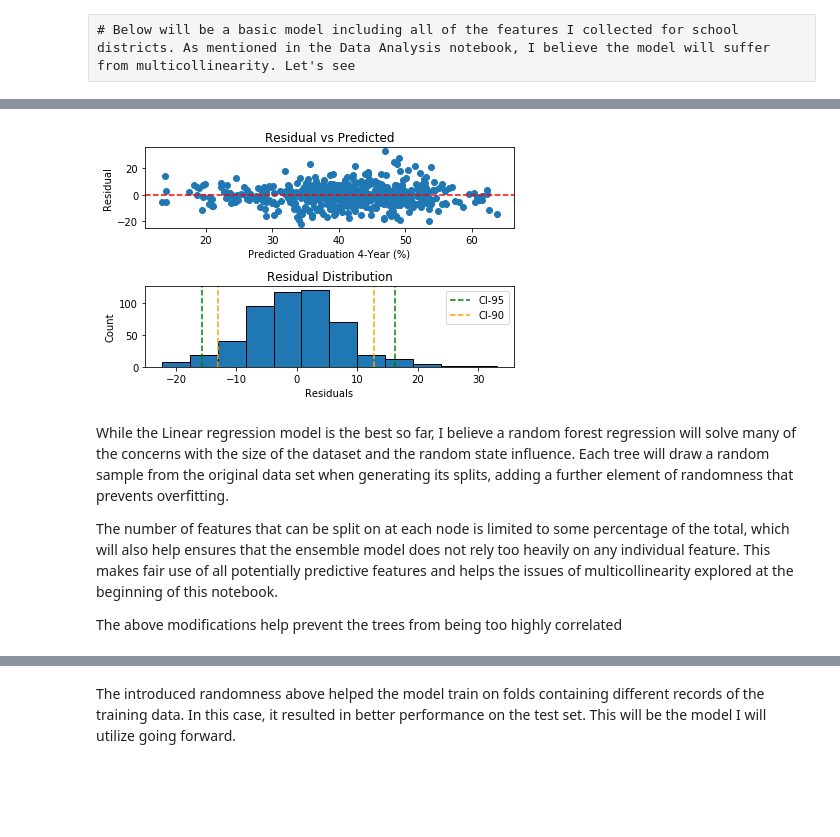
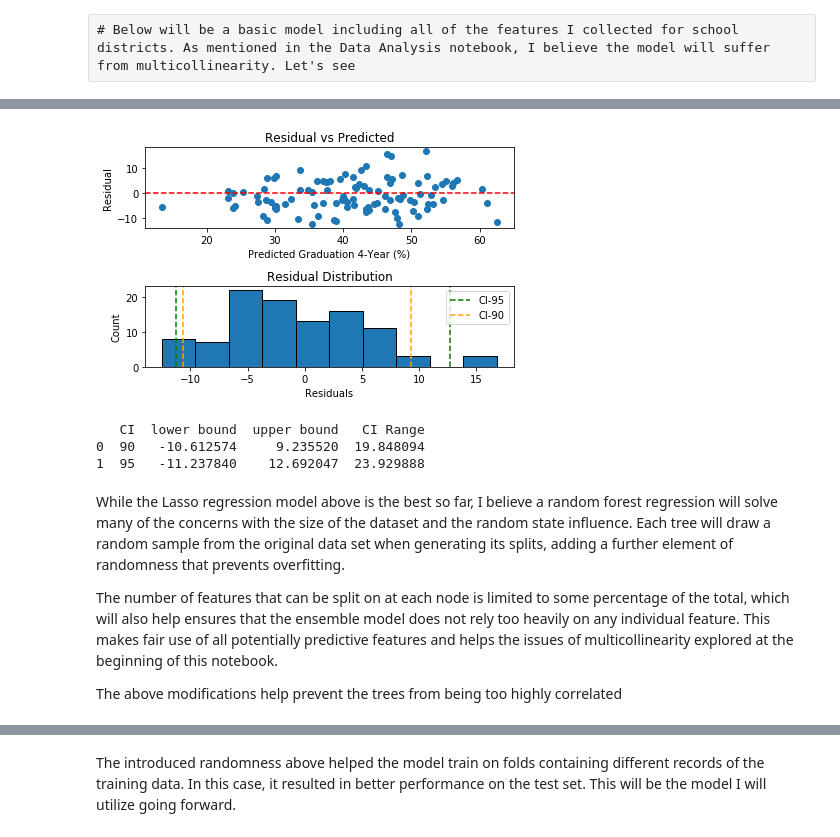
Before and after one commit to RachidRezzik/Texas_GradPercent_Predictor, a Jupyter notebook: Machine_Learning.ipynb, the cells around one changed output, grey strips where cells are left out. Drawn from its saved outputs; the diff is of its cells as text; code cells hidden in the pictures; blank space fills up the shorter version.

Commit message:
updated models in machine learning notebook

```diff
--- a/Machine_Learning.ipynb
+++ b/Machine_Learning.ipynb
@@ -53,9 +38,0 @@ When thinking from a significance standpoint, we could also explore excluding 'W
-# %%
-### Studying Effects of Dropping Certain Features Due to Multicollinearity/Domain Insignificance ###
-grad = grad.drop(['AP-Total Exams', 'Enrolled 4-Year', 'Total Graduated', 'AP-11&12 Participating Students', 'SAT-Total', 'Wealth/ADA'], axis=1)
-X = grad[grad.columns[:-1]]
-y = grad[grad.columns[-1]]
-X_train, X_test, y_train, y_test = train_test_split(X, y, test_size=.2, random_state=42)
-olsreg = OLS(y_train, X_train)
-olsreg = olsreg.fit()
-print(olsreg.summary())
@@ -264,0 +85,27 @@ Text(0.5, 1.0, 'Actual vs Predicted')
+# %%
+### Actual vs Predicted Scatterplot ###
+import matplotlib.pyplot as plt
+
+# grad = pd.read_csv('Feature_Target_Data.csv')
+# years = [2011, 2012, 2013, 2014]
+# grad = grad.loc[grad['Year'].isin(years)]
+# grad = grad[grad.columns[3:]]
+# X = grad.drop('Graduated 4-Year (%)', axis=1).values
+# y = grad['Graduated 4-Year (%)'].values
+# X_train, X_test, y_train, y_test = train_test_split(X, y, test_size=.2, random_state=27)
+# steps = [('scaler', RobustScaler()), ('reg', Lasso(alpha=.1))]
+# lasso_reg = Pipeline(steps)
+# lasso_reg.fit(X_train, y_train)
+
+actual = y_test
+predicted = linear_reg.predict(X_test)
+plt.scatter(predicted, actual, color='blue')
+plt.xlim(5, 80)
+plt.ylim(5, 80)
+ax = plt.axes()
+x = np.linspace(*ax.get_xlim())
+ax.plot(x, x, linestyle='--', color='red')
+plt.xlabel('Predicted Graduation 4-Year (%)')
+plt.ylabel('Actual Graduation 4-Year (%)')
+plt.title('Actual vs Predicted')
+plt.show()
@@ -265,32 +114,38 @@ Text(0.5, 1.0, 'Actual vs Predicted')
 # %%
 ### Predicted vs Residuals Scatterplot ###
 plt.subplot(2,1,1)
 residuals = actual - predicted
 plt.scatter(predicted, residuals)
 plt.xlabel('Predicted Graduation 4-Year (%)')
 plt.ylabel('Residual')
 plt.title('Residual vs Predicted')
 plt.axhline(y=0, color='r', linestyle='--')
 
 ### Residuals Histogram ###
 plt.subplot(2,1,2)
-plt.hist(residuals, bins=12, edgecolor='black')
+plt.hist(residuals, edgecolor='black')
 plt.xlabel('Residuals')
 plt.ylabel('Count')
 plt.title('Residual Distribution')
 conf_int95 = np.percentile(residuals, [2.5, 97.5])
 conf_int90 = np.percentile(residuals, [5, 95])
 plt.axvline(x=conf_int95[0], color='green', linestyle='--', label='CI-95')
 plt.axvline(x=conf_int95[1], color='green', linestyle='--')
 plt.axvline(x=conf_int90[0], color='orange', linestyle='--', label='CI-90')
 plt.axvline(x=conf_int90[1], color='orange', linestyle='--')
 plt.legend()
 plt.tight_layout()
 plt.show()
+conf_ints = pd.DataFrame({'CI': [90, 95], 'lower bound': [conf_int90[0], conf_int95[0]], 'upper bound': [conf_int90[1], conf_int95[1]]})
+conf_ints["CI Range"] = abs(conf_ints['upper bound'] - conf_ints['lower bound'])
+print(conf_ints)
 # %% [output]
-[figure, old version]
+[figure, new version]
+   CI  lower bound  upper bound   CI Range
+0  90   -10.612574     9.235520  19.848094
+1  95   -11.237840    12.692047  23.929888
 # %% [markdown]
-While the Linear regression model is the best so far, I believe a random forest regression will solve many of the concerns with the size of the dataset and the random state influence. Each tree will draw a random sample from the original data set when generating its splits, adding a further element of randomness that prevents overfitting.
+While the Lasso regression model above is the best so far, I believe a random forest regression will solve many of the concerns with the size of the dataset and the random state influence. Each tree will draw a random sample from the original data set when generating its splits, adding a further element of randomness that prevents overfitting.
 
 The number of features that can be split on at each node is limited to some percentage of the total, which will also help ensures that the ensemble model does not rely too heavily on any individual feature. This makes fair use of all potentially predictive features and helps the issues of multicollinearity explored at the beginning of this notebook.
 
```
Also changed, not shown: parts of 21 cells of this notebook, 1 other file.
